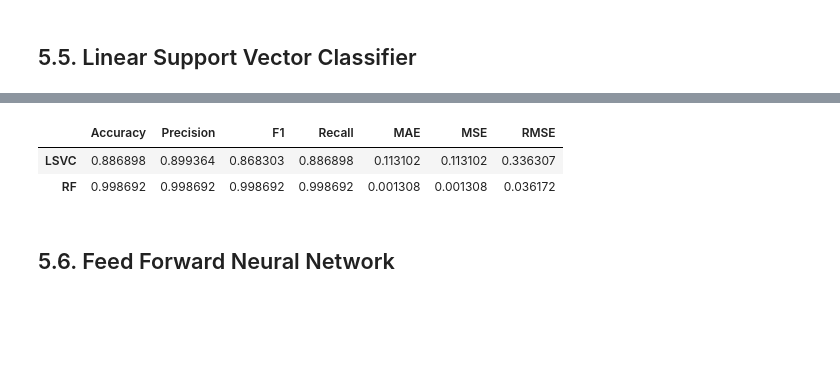
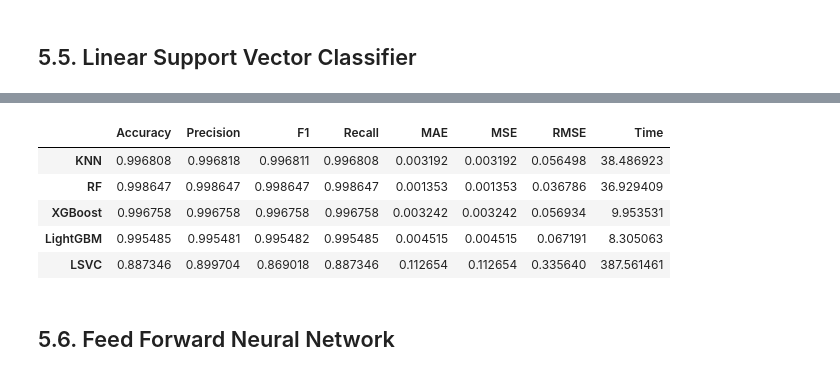
Before and after one commit to KostasEreksonas/IDS_test, a Jupyter notebook: CIC-IDS-2017.ipynb, the cells around one changed output, grey strips where cells are left out. Cells and saved outputs as stored; diff of their text form; code cells hidden in the pictures; blank space fills up the shorter version.

```diff
--- a/CIC-IDS-2017.ipynb
+++ b/CIC-IDS-2017.ipynb
@@ -769,8 +789,16 @@ pd.DataFrame.from_dict(results_dict, orient="index", columns=["Accuracy", "Preci
 ## 5.4. LightGBM
 # %%
 %%time
+
+start = time.time()
 
 lgbm_clf = lightgbm.LGBMClassifier()
 lgbm_clf.fit(X_train, y_train)
 y_pred = lgbm_clf.predict(X_test)
+
+end = time.time()
+
+LGBM_time = end - start
+
+print(f"Time: {LGBM_time}")
 # %% [output]
@@ -796,6 +826,6 @@ mae = mean_absolute_error(y_true=y_test,y_pred=y_pred)
 mse = mean_squared_error(y_true=y_test,y_pred=y_pred)
 rmse = root_mean_squared_error(y_true=y_test,y_pred=y_pred)
 # %%
-results = [accuracy, precision, f1, recall, mae, mse, rmse]
+results = [accuracy, precision, f1, recall, mae, mse, rmse, LGBM_time]
 results_dict["LightGBM"] = results
 # %%
@@ -810,8 +840,16 @@ pd.DataFrame.from_dict(results_dict, orient="index", columns=["Accuracy", "Preci
 ## 5.5. Linear Support Vector Classifier
 # %%
 %%time
+
+start = time.time()
 
 svc_clf = LinearSVC(loss='hinge', C=10)
 svc_clf.fit(X_train, y_train)
 y_pred = svc_clf.predict(X_test)
+
+end = time.time()
+
+LSVC_time = end - start
+
+print(f"Time: {LSVC_time}")
 # %% [output]
@@ -830,14 +869,17 @@ mae = mean_absolute_error(y_true=y_test,y_pred=y_pred)
 mse = mean_squared_error(y_true=y_test,y_pred=y_pred)
 rmse = root_mean_squared_error(y_true=y_test,y_pred=y_pred)
 # %%
-results = [accuracy, precision, f1, recall, mae, mse, rmse]
+results = [accuracy, precision, f1, recall, mae, mse, rmse, LSVC_time]
 results_dict["LSVC"] = results
 # %%
-pd.DataFrame.from_dict(results_dict, orient="index", columns=["Accuracy", "Precision", "F1", "Recall", "MAE", "MSE", "RMSE"])
+pd.DataFrame.from_dict(results_dict, orient="index", columns=["Accuracy", "Precision", "F1", "Recall", "MAE", "MSE", "RMSE", "Time"])
 # %% [output]
-|  | Accuracy | Precision | F1 | Recall | MAE | MSE | RMSE |
-| LSVC | 0.886898 | 0.899364 | 0.868303 | 0.886898 | 0.113102 | 0.113102 | 0.336307 |
-| RF | 0.998692 | 0.998692 | 0.998692 | 0.998692 | 0.001308 | 0.001308 | 0.036172 |
+|  | Accuracy | Precision | F1 | Recall | MAE | MSE | RMSE | Time |
+| KNN | 0.996808 | 0.996818 | 0.996811 | 0.996808 | 0.003192 | 0.003192 | 0.056498 | 38.486923 |
+| RF | 0.998647 | 0.998647 | 0.998647 | 0.998647 | 0.001353 | 0.001353 | 0.036786 | 36.929409 |
+| XGBoost | 0.996758 | 0.996758 | 0.996758 | 0.996758 | 0.003242 | 0.003242 | 0.056934 | 9.953531 |
+| LightGBM | 0.995485 | 0.995481 | 0.995482 | 0.995485 | 0.004515 | 0.004515 | 0.067191 | 8.305063 |
+| LSVC | 0.887346 | 0.899704 | 0.869018 | 0.887346 | 0.112654 | 0.112654 | 0.335640 | 387.561461 |
 # %% [markdown]
 ## 5.6. Feed Forward Neural Network
 # %%
```
Also changed, not shown: parts of 39 cells of this notebook, 13 other files.
